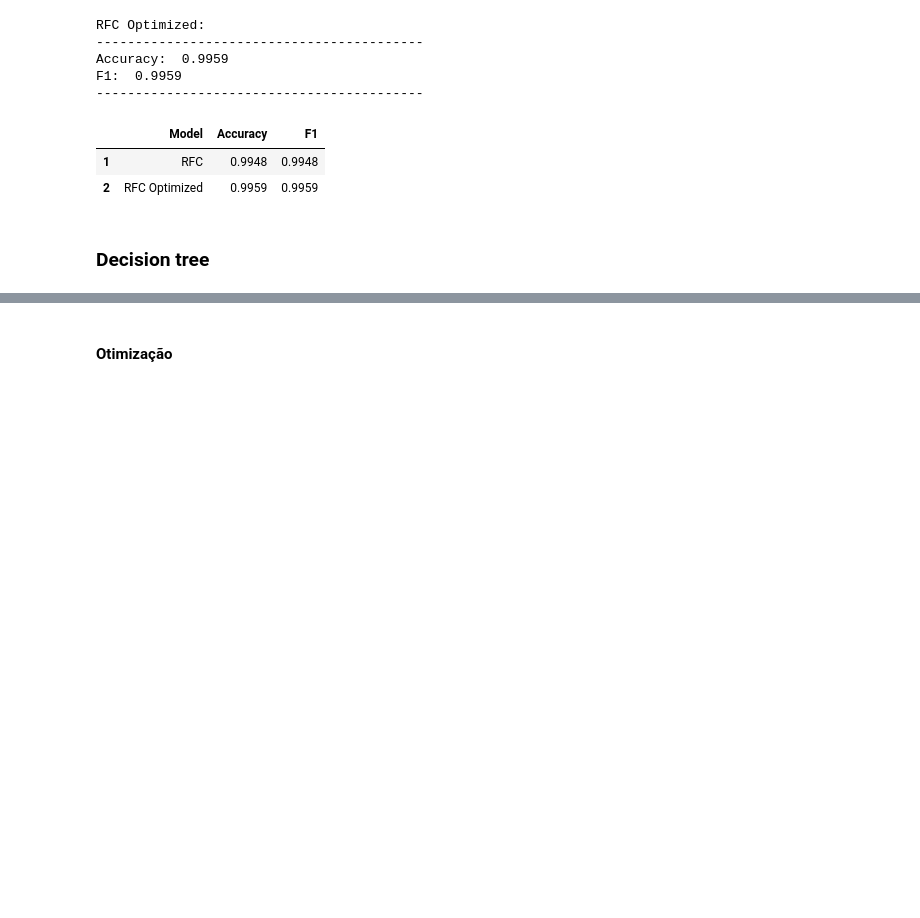
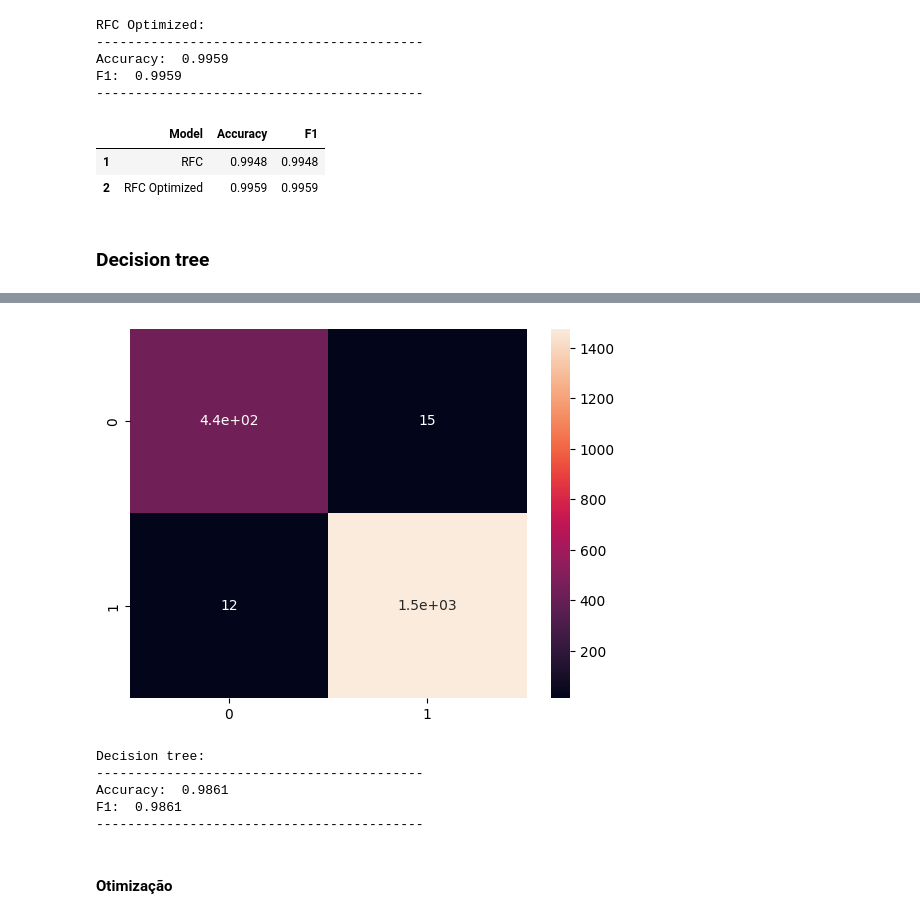
Before and after one commit to FranciscoGameiro2004/TSIW-IA-Vinhos, a Jupyter notebook: AI_Wine.ipynb, the cells around one changed output, grey strips where cells are left out. Cells and saved outputs as stored; diff of their text form; code cells hidden in the pictures; blank space fills up the shorter version.

```diff
--- a/AI_Wine.ipynb
+++ b/AI_Wine.ipynb
@@ -548,5 +549,6 @@ from sklearn import tree
 # %%
 t=tree.DecisionTreeClassifier(criterion='entropy',max_depth=5,random_state=24)
 t=t.fit(X_train,y_train)
+t_pred = t.predict(X_test)
 # %%
 t.score(X_test,y_test)
@@ -553,8 +557,16 @@ t.score(X_test,y_test)
 # %%
-dt_accuracy = accuracy_score(y_true=y_test,y_pred=t.predict(X_test))
-dt_f1 = f1_score(y_test, t.predict(X_test), average='weighted')
+sns.heatmap(confusion_matrix(y_test, t_pred), annot = True)
+plt.show()
+# %% [output]
+[figure, added]
 # %%
 print("Decision tree:")
-print_evaluate("Linear Regression", y_test,rf_pred)
+print_evaluate("Decision tree", y_test,t_pred)
+# %% [output]
+Decision tree:
+------------------------------------------
+Accuracy:  0.9861
+F1:  0.9861
+------------------------------------------
 # %% [markdown]
 #### Otimização
```
Also changed, not shown: parts of 6 cells of this notebook.
